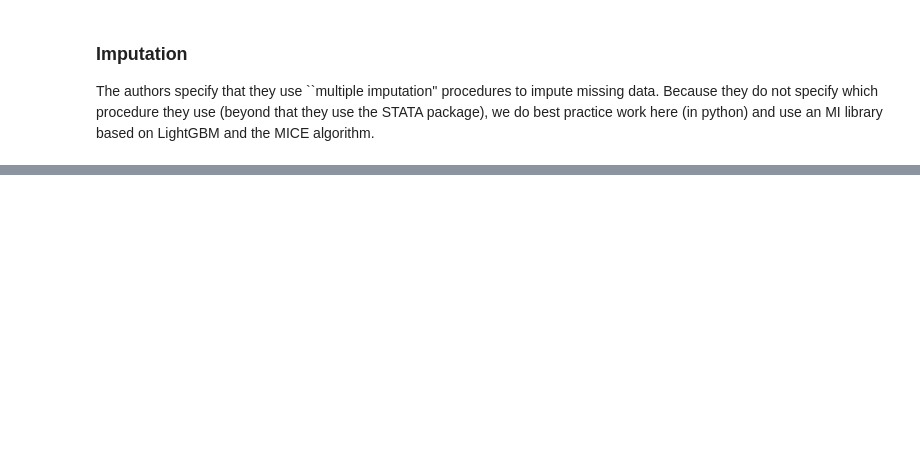
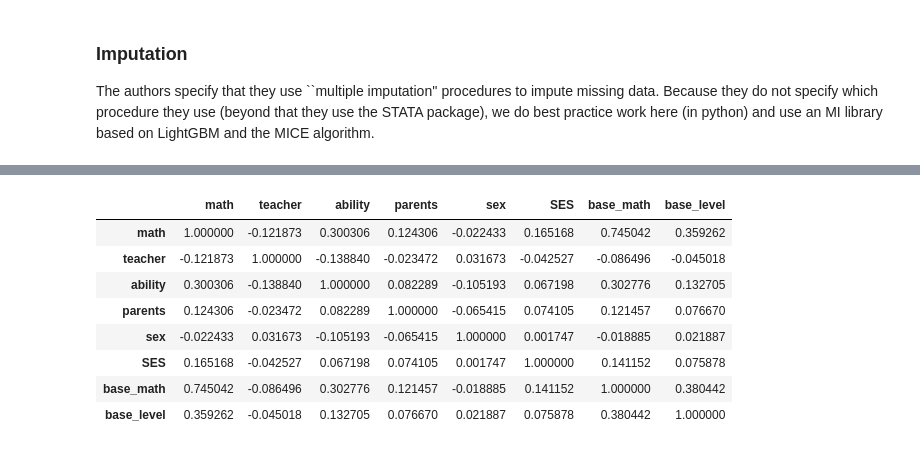
Before and after one commit to DataResponsibly/SynRD, a Jupyter notebook: papers/lee2021ability/process.ipynb, the cells around one changed output, grey strips where cells are left out. Drawn from its saved outputs; the diff is of its cells as text; code cells hidden in the pictures; blank space fills up the shorter version.

```diff
--- a/papers/lee2021ability/process.ipynb
+++ b/papers/lee2021ability/process.ipynb
@@ -338,0 +429,5 @@ student_survey
+# %%
+level = [i[0] for i in highest_level_math]
+level_var = completed_dataset[level]
+level_var.columns = ['base_level']
+level_var.describe()
@@ -338,0 +444,7 @@ student_survey
+# %%
+acheive = [i[0] for i in math_acheivement_score]
+acheive_var = completed_dataset[acheive]
+acheive_var.describe()
+acheive_var['math'] = acheive_var['X2TXMSCR']
+acheive_var = acheive_var.drop(['X2TXMSCR'], axis=1)
+acheive_var.describe()
@@ -338,0 +466,7 @@ student_survey
+# %%
+base = [i[0] for i in base_year_score]
+base_var = completed_dataset[base]
+base_var.describe()
+base_var['base_math'] = base_var['X1TXMSCR']
+base_var = base_var.drop(['X1TXMSCR'], axis=1)
+base_var.describe()
@@ -338,0 +488,23 @@ student_survey
+# %%
+full_df = pd.concat([acheive_var,
+                     teacher_var,
+                     ability_var,
+                     parental_var,
+                     completed_dataset['sex'],
+                     completed_dataset['SES'],
+                     base_var,
+                     level_var], axis=1)
+# %%
+full_df.corr()
+
+# YAY! NOTE: probably using the wrong SES - try and figure out which one they actually used...
+# %% [output]
+|  | math | teacher | ability | parents | sex | SES | base_math | base_level |
+| math | 1.000000 | -0.121873 | 0.300306 | 0.124306 | -0.022433 | 0.165168 | 0.745042 | 0.359262 |
+| teacher | -0.121873 | 1.000000 | -0.138840 | -0.023472 | 0.031673 | -0.042527 | -0.086496 | -0.045018 |
+| ability | 0.300306 | -0.138840 | 1.000000 | 0.082289 | -0.105193 | 0.067198 | 0.302776 | 0.132705 |
+| parents | 0.124306 | -0.023472 | 0.082289 | 1.000000 | -0.065415 | 0.074105 | 0.121457 | 0.076670 |
+| sex | -0.022433 | 0.031673 | -0.105193 | -0.065415 | 1.000000 | 0.001747 | -0.018885 | 0.021887 |
+| SES | 0.165168 | -0.042527 | 0.067198 | 0.074105 | 0.001747 | 1.000000 | 0.141152 | 0.075878 |
+| base_math | 0.745042 | -0.086496 | 0.302776 | 0.121457 | -0.018885 | 0.141152 | 1.000000 | 0.380442 |
+| base_level | 0.359262 | -0.045018 | 0.132705 | 0.076670 | 0.021887 | 0.075878 | 0.380442 | 1.000000 |
```
Also changed, not shown: parts of 14 cells of this notebook.
